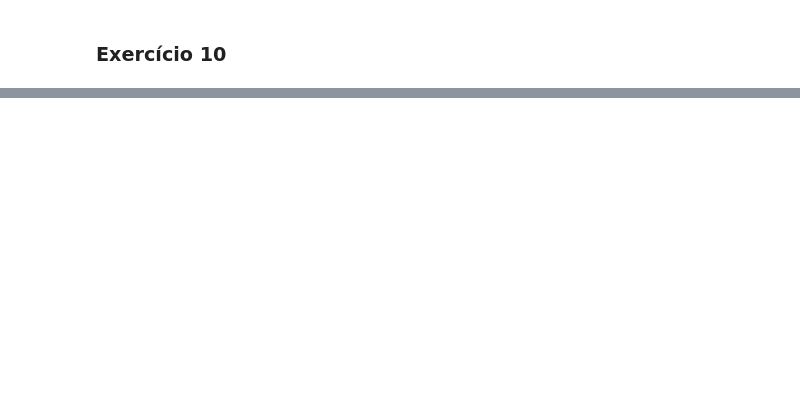
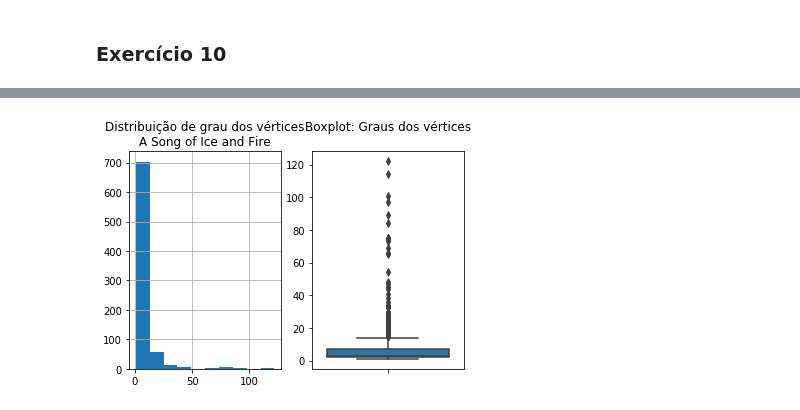
Before and after one commit to guimilan/redes_complexas, a Jupyter notebook: Lista2.ipynb, the cells around one changed output, grey strips where cells are left out. Cells and saved outputs as stored; diff of their text form; code cells hidden in the pictures; blank space fills up the shorter version.

```diff
--- a/Lista2.ipynb
+++ b/Lista2.ipynb
@@ -946,0 +982,9 @@ df9
+# %%
+def load_asoiaf():
+    asoiaf_edges = pd.read_csv('datasets/asoiaf/data/asoiaf-all-edges.csv')
+    edges = [tuple(x) for x in asoiaf_edges[['Source','Target']].values]
+    asoiaf = igraph.Graph.TupleList(edges, directed=True)
+    asoiaf.vs['label'] = asoiaf.vs['name']
+    return asoiaf
+
+asoiaf = load_asoiaf()
@@ -946,0 +1036,9 @@ df9
+# %%
+asoiaf = load_asoiaf()
+asoiaf_df = pd.DataFrame(columns=['Assortativty','Avg.Degree','Degree Std.Dev.','Median Degree','Max.Degree',
+                                  'Avg. Shortest Path','Transitivity'])
+
+degs = np.array(asoiaf.degree())
+asoiaf_df.loc[0] = [asoiaf.assortativity_degree(), degs.mean(), degs.std(), np.median(degs),asoiaf.maxdegree(),
+                       np.mean(asoiaf.shortest_paths(mode='ALL')), asoiaf.transitivity_avglocal_undirected()]
+asoiaf_df
@@ -946,0 +1052,8 @@ df9
+# %%
+fig, axis = plt.subplots(1,2)
+pd.Series(asoiaf.degree()).hist(ax=axis[0]);
+axis[0].set_title('Distribuição de grau dos vértices\nA Song of Ice and Fire');
+sns.boxplot(asoiaf.degree(), orient='v', ax=axis[1]);
+axis[1].set_title('Boxplot: Graus dos vértices\n');
+# %% [output]
+[figure, added]
```
Also changed, not shown: parts of 46 cells of this notebook.
